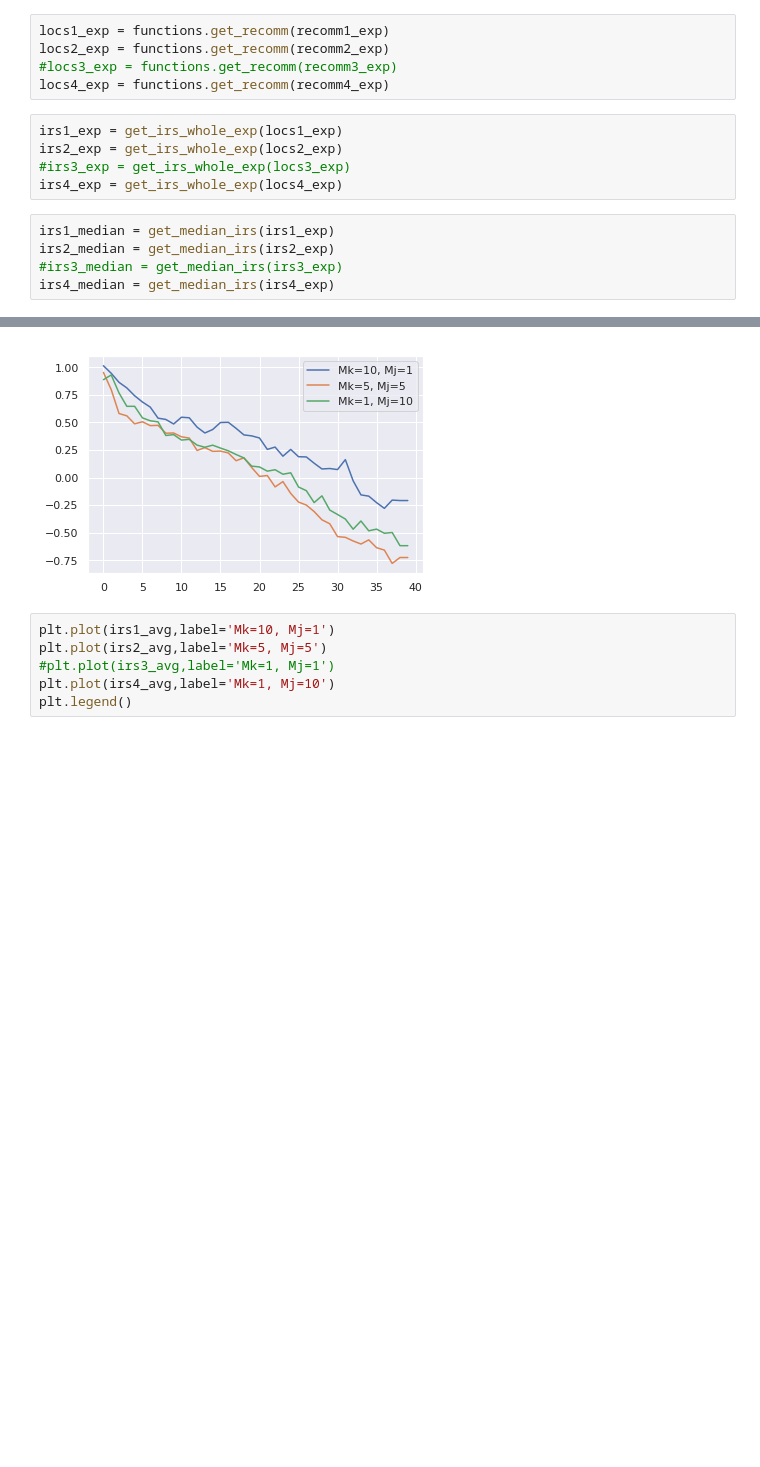
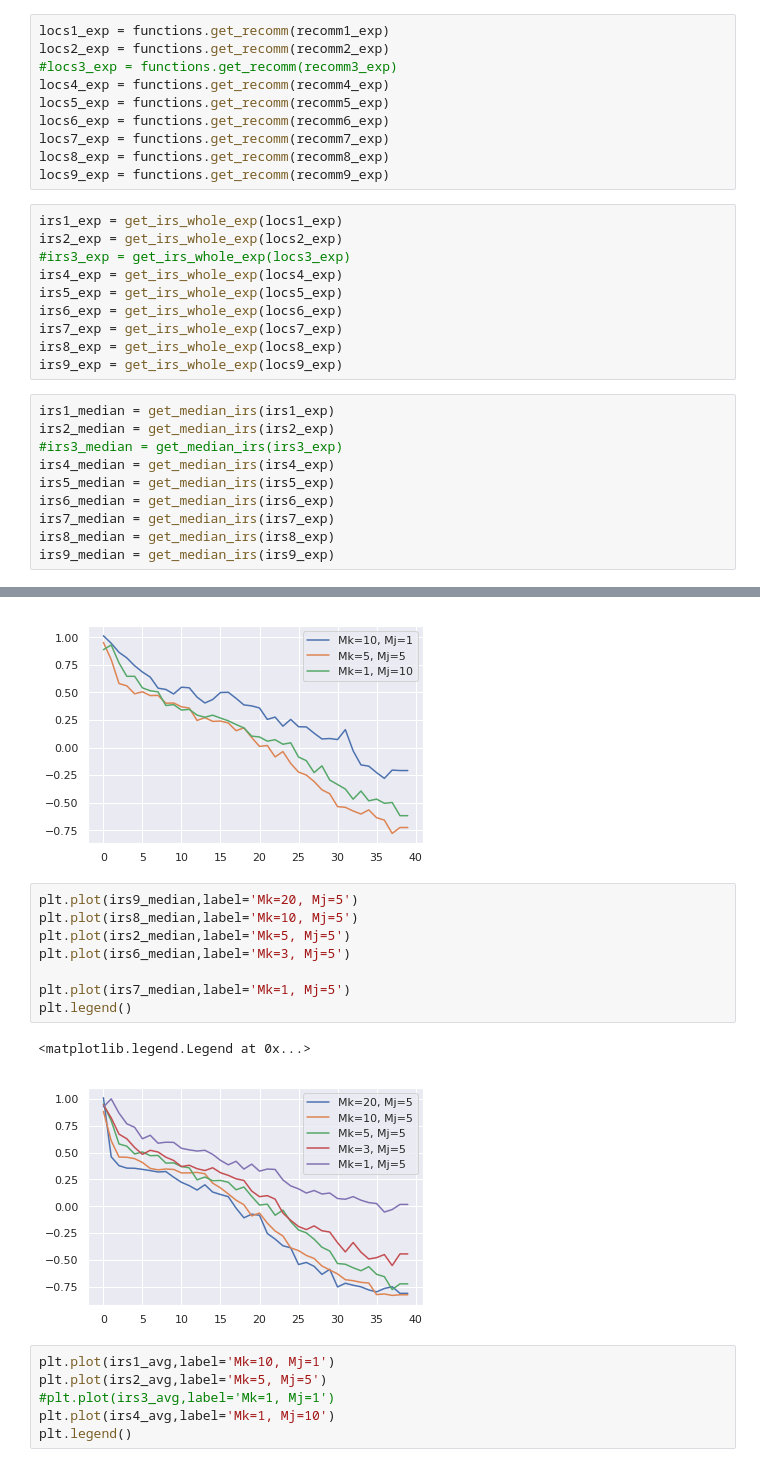
Before and after one commit to kkh8676/opt_functions, a Jupyter notebook: discretize_level_vs_Mk_Mj_for_levy.ipynb, the cells around one changed output, grey strips where cells are left out. Saved outputs shown, nothing was run; the diff lists cells and outputs as text; blank space fills up the shorter version.

```diff
--- a/discretize_level_vs_Mk_Mj_for_levy.ipynb
+++ b/discretize_level_vs_Mk_Mj_for_levy.ipynb
@@ -161,16 +205,31 @@ locs1_exp = functions.get_recomm(recomm1_exp)
 locs2_exp = functions.get_recomm(recomm2_exp)
 #locs3_exp = functions.get_recomm(recomm3_exp)
 locs4_exp = functions.get_recomm(recomm4_exp)
+locs5_exp = functions.get_recomm(recomm5_exp)
+locs6_exp = functions.get_recomm(recomm6_exp)
+locs7_exp = functions.get_recomm(recomm7_exp)
+locs8_exp = functions.get_recomm(recomm8_exp)
+locs9_exp = functions.get_recomm(recomm9_exp)
 # %%
 irs1_exp = get_irs_whole_exp(locs1_exp)
 irs2_exp = get_irs_whole_exp(locs2_exp)
 #irs3_exp = get_irs_whole_exp(locs3_exp)
 irs4_exp = get_irs_whole_exp(locs4_exp)
+irs5_exp = get_irs_whole_exp(locs5_exp)
+irs6_exp = get_irs_whole_exp(locs6_exp)
+irs7_exp = get_irs_whole_exp(locs7_exp)
+irs8_exp = get_irs_whole_exp(locs8_exp)
+irs9_exp = get_irs_whole_exp(locs9_exp)
 # %%
 irs1_median = get_median_irs(irs1_exp)
 irs2_median = get_median_irs(irs2_exp)
 #irs3_median = get_median_irs(irs3_exp)
 irs4_median = get_median_irs(irs4_exp)
+irs5_median = get_median_irs(irs5_exp)
+irs6_median = get_median_irs(irs6_exp)
+irs7_median = get_median_irs(irs7_exp)
+irs8_median = get_median_irs(irs8_exp)
+irs9_median = get_median_irs(irs9_exp)
 # %%
 irs1_avg = get_avg_irs(irs1_exp)
 irs2_avg = get_avg_irs(irs2_exp)
@@ -185,6 +249,17 @@ plt.legend()
 # %% [output]
 <matplotlib.legend.Legend at 0x...>
 [figure]
+# %%
+plt.plot(irs9_median,label='Mk=20, Mj=5')
+plt.plot(irs8_median,label='Mk=10, Mj=5')
+plt.plot(irs2_median,label='Mk=5, Mj=5')
+plt.plot(irs6_median,label='Mk=3, Mj=5')
+
+plt.plot(irs7_median,label='Mk=1, Mj=5')
+plt.legend()
+# %% [output]
+<matplotlib.legend.Legend at 0x...>
+[figure, added]
 # %%
 plt.plot(irs1_avg,label='Mk=10, Mj=1')
 plt.plot(irs2_avg,label='Mk=5, Mj=5')
```
Also changed, not shown: parts of 7 cells of this notebook.
